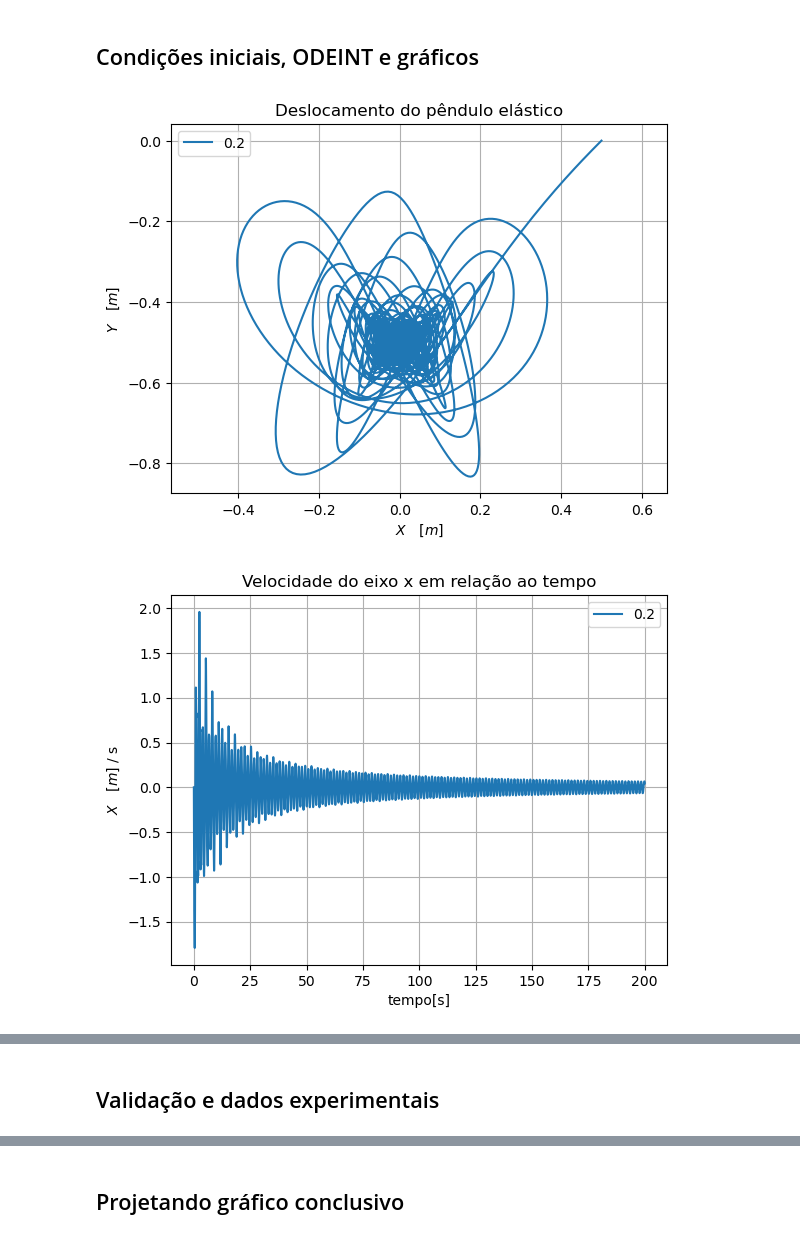
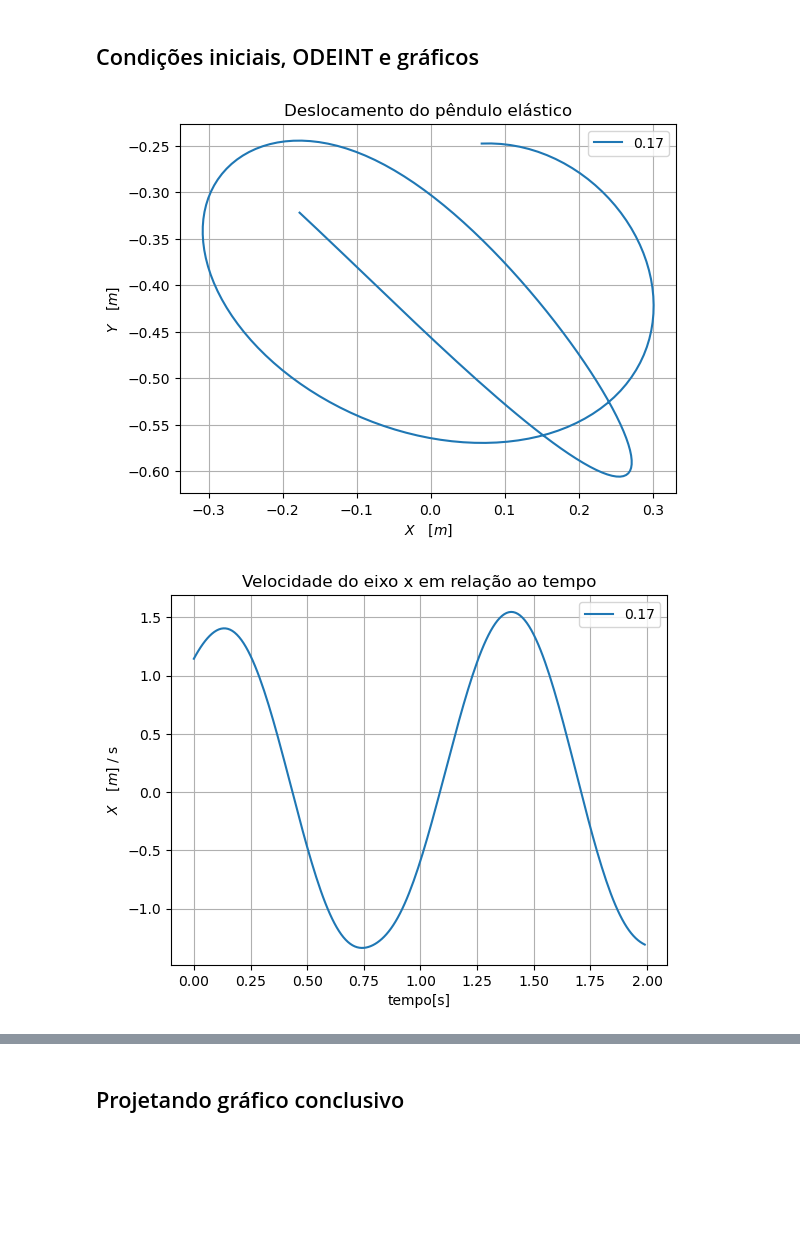
Before and after one commit to GabrielaFanganiello/P3-modsim, a Jupyter notebook: Projeto 3 Jupiter.ipynb, the cells around one changed output, grey strips where cells are left out. Drawn from its saved outputs; the diff is of its cells as text; code cells hidden in the pictures; blank space fills up the shorter version.

```diff
--- a/Projeto 3 Jupiter.ipynb
+++ b/Projeto 3 Jupiter.ipynb
@@ -11,21 +11,23 @@ from math import *
 # %% [markdown]
 ## Definindo variáveis globais
 # %%
-g = 10                             # Aceleração da gravidade [m/s2]
+g = 10                            # Aceleração da gravidade [m/s2]
 
-r = 0.10                           # Raio da esfera [m]
+r = 0.015                         # Raio do cilindro [m]
 
-A = pi*(r**2)                      # Área [m2]
+h = 0.088                         # Altura do cilindro [m]
 
-m = np.arange(0.2, 10, 0.2)        # Massas esferas [kg]
+A = 2*r*h                         # Área [m2]
 
-k = 10                             # Constante elástica da mola [N/m]
+m = np.arange(0.17, 0.3, 0.01)    # Massas dos cilindros [kg]
 
-l0 = 0.30                          # Comprimento da mola sem deformação [m]
+k = 6.2                           # Constante elástica da mola [N/m]
 
-rho_ar = 1                         # Densidade do ar [kg/m3]
+l0 = 0.16                         # Comprimento da mola sem deformação [m]
 
-Cd = 1.5                           # Coeficiente de arrasto
+rho_ar = 1                        # Densidade do ar [kg/m3]
+
+Cd = 0.82                         # Coeficiente de arrasto
 # %% [markdown]
 ## Criando as funções
 # %%
@@ -65,49 +67,47 @@ def modelo(c0, tempo, m):
 ## Condições iniciais, ODEINT e gráficos
 # %%
 #posicoes iniciais
-x0 = 0.5
-y0 = 0
-vx0 = 0
-vy0 = 0
+x0 = -0.177
+y0 = -0.322
+vx0 = 1.145
+vy0 = -0.85
 
-CI = [x0, y0, vx0, vy0]
+CI = [x0, y0, vx0, vy0]                                 # Lista das condições iniciais
 
-tf = 200
-dt = 1e-2
+tf = 2                                                  # Tempo final
+dt = 1e-2                                               # Intervalo de tempo
 tempo = np.arange(0, tf, dt)                            # Lista de tempo
 
 resultado = odeint(modelo, CI, tempo, args = (m[0],))   # Realizando odeint apenas para a esfera de teste
 
-pos_x = resultado[:,0]
-pos_y = resultado[:,1]
-velocidade_x = resultado[:,2]
-velocidade_y = resultado[:,3]
+pos_x = resultado[:,0]                                  # Lista das posições de x, conforme os resultados da odeint
+pos_y = resultado[:,1]                                  # Lista das posições de y, conforme os resultados da odeint
+velocidade_x = resultado[:,2]                           # Lista das velocidades em x, conforme os resultados da odeint
+velocidade_y = resultado[:,3]                           # Lista das velocidades em y, conforme os resultados da odeint
 
-
-plt.plot(pos_x, pos_y, label = m[0])
+plt.plot(pos_x, pos_y, label = m[0])                    # Plotando deslocamento do pêndulo
 plt.title('Deslocamento do pêndulo elástico')
-plt.axis('equal')
 plt.xlabel('$X \quad [m]$')
 plt.ylabel('$Y \quad [m]$')
 plt.legend()
 plt.grid(True)
 plt.show()
 
-plt.plot(tempo, velocidade_x, label = m[0])
+plt.plot(tempo, velocidade_x, label = m[0])             # Plotando a variação da velocidade em x do pêndulo pelo tempo
 plt.title('Velocidade do eixo x em relação ao tempo')
 plt.xlabel('tempo[s]')
 plt.ylabel('$X \quad [m]$ / s')
 plt.legend()
 plt.grid(True)
 plt.show()
 
-plt.plot(tempo, velocidade_y, label = m[0])
+plt.plot(tempo, velocidade_y, label = m[0])             # Plotando a variação da velocidade em y do pêndulo pelo tempo
 plt.title('Velocidade do eixo y em relação ao tempo')
 plt.xlabel('tempo[s]')
 plt.ylabel('$Y \quad [m]$/ s')
 plt.legend()
 plt.grid(True)
 plt.show()
 # %% [output]
-[figure, old version]
+[figure, new version]
-[figure, old version]
+[figure, new version]
@@ -115,2 +114,0 @@ plt.show()
-# %% [markdown]
-## Validação e dados experimentais
```
Also changed, not shown: parts of 8 cells of this notebook.
